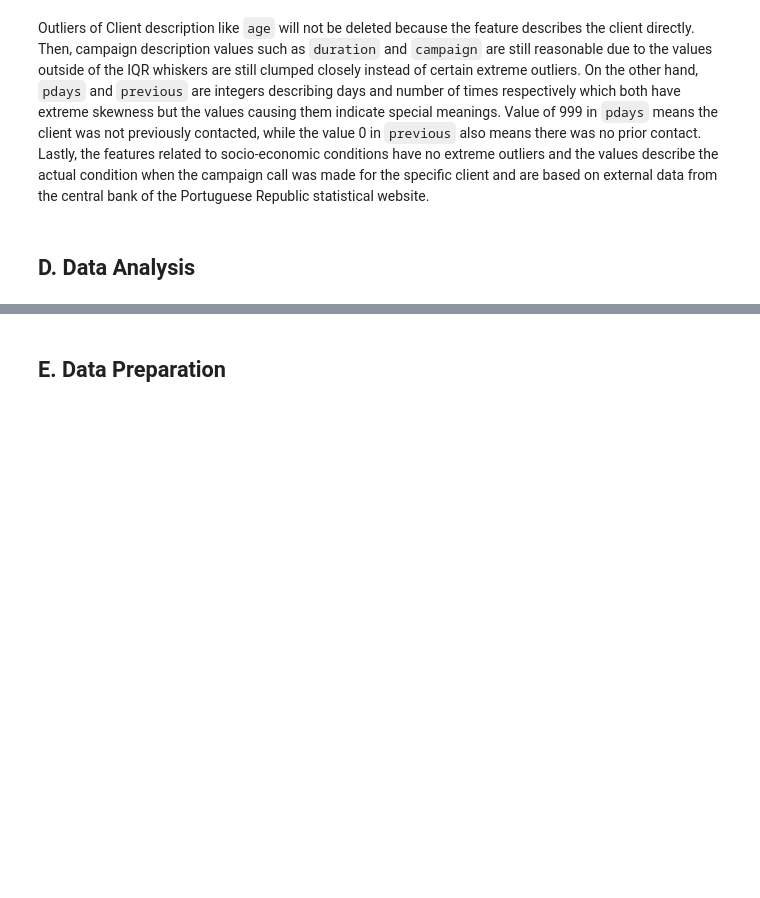
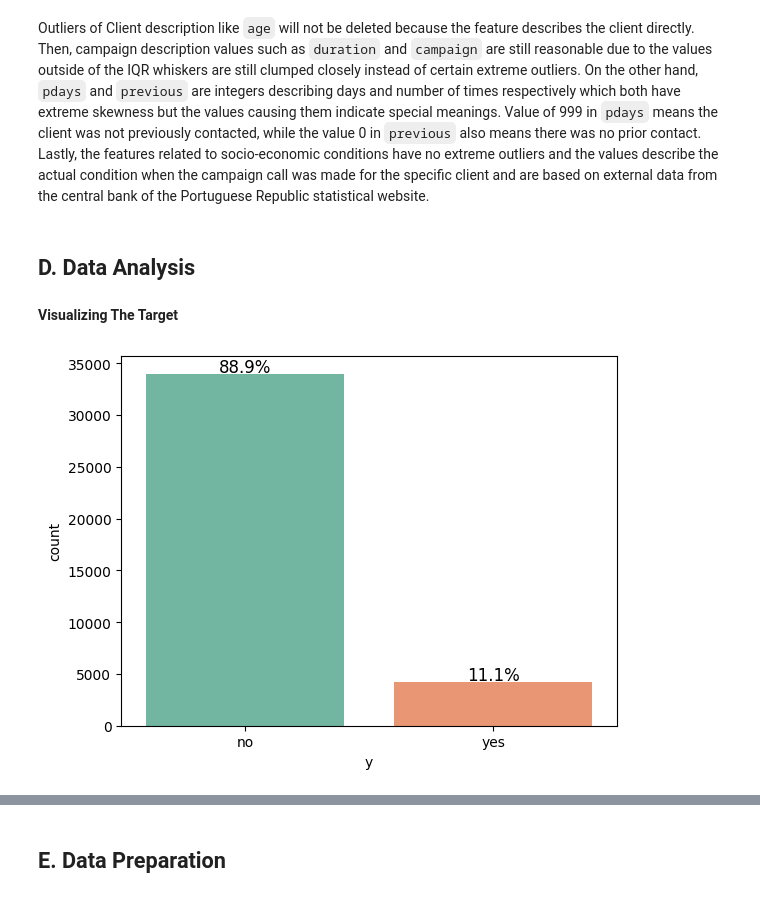
Before and after one commit to robbenrba/finalProject, a Jupyter notebook: finalProject_RobertoB_GrettyM_final.ipynb, the cells around one changed output, grey strips where cells are left out. Saved outputs shown, nothing was run; the diff lists cells and outputs as text; code cells hidden in the pictures; blank space fills up the shorter version.

```diff
--- a/finalProject_RobertoB_GrettyM_final.ipynb
+++ b/finalProject_RobertoB_GrettyM_final.ipynb
@@ -291,3 +289,21 @@ for col in col_names:
 Outliers of Client description like `age` will not be deleted because the feature describes the client directly. Then, campaign description values such as `duration` and `campaign` are still reasonable due to the values outside of the IQR whiskers are still  clumped closely instead of certain extreme outliers. On the other hand, `pdays` and `previous` are integers describing days and number of times respectively which both have extreme skewness but the values causing them indicate special meanings. Value of 999 in `pdays` means the client was not previously contacted, while the value 0 in `previous` also means there was no prior contact. Lastly, the features related to socio-economic conditions have no extreme outliers and the values describe the actual condition when the campaign call was made for the specific client and are based on external data from the central bank of the Portuguese Republic statistical website.
 # %% [markdown]
 ## D. Data Analysis
+# %% [markdown]
+**Visualizing The Target**
+# %%
+sns.countplot(data=df, x='y',palette='Set2')
+total = len(df)
+
+# add percentage
+# Menambahkan persentase di atas setiap batang
+for p in plt.gca().patches:
+    height = p.get_height()
+    percentage = '{:.1f}%'.format(100 * height / total)
+    plt.gca().annotate(percentage, (p.get_x() + p.get_width() / 2., height),
+                       ha='center', va='center', fontsize=12, color='black', xytext=(0, 5),
+                       textcoords='offset points')
+
+plt.show()
+# %% [output]
+[figure, added]
```
Also changed, not shown: parts of 23 cells of this notebook.
